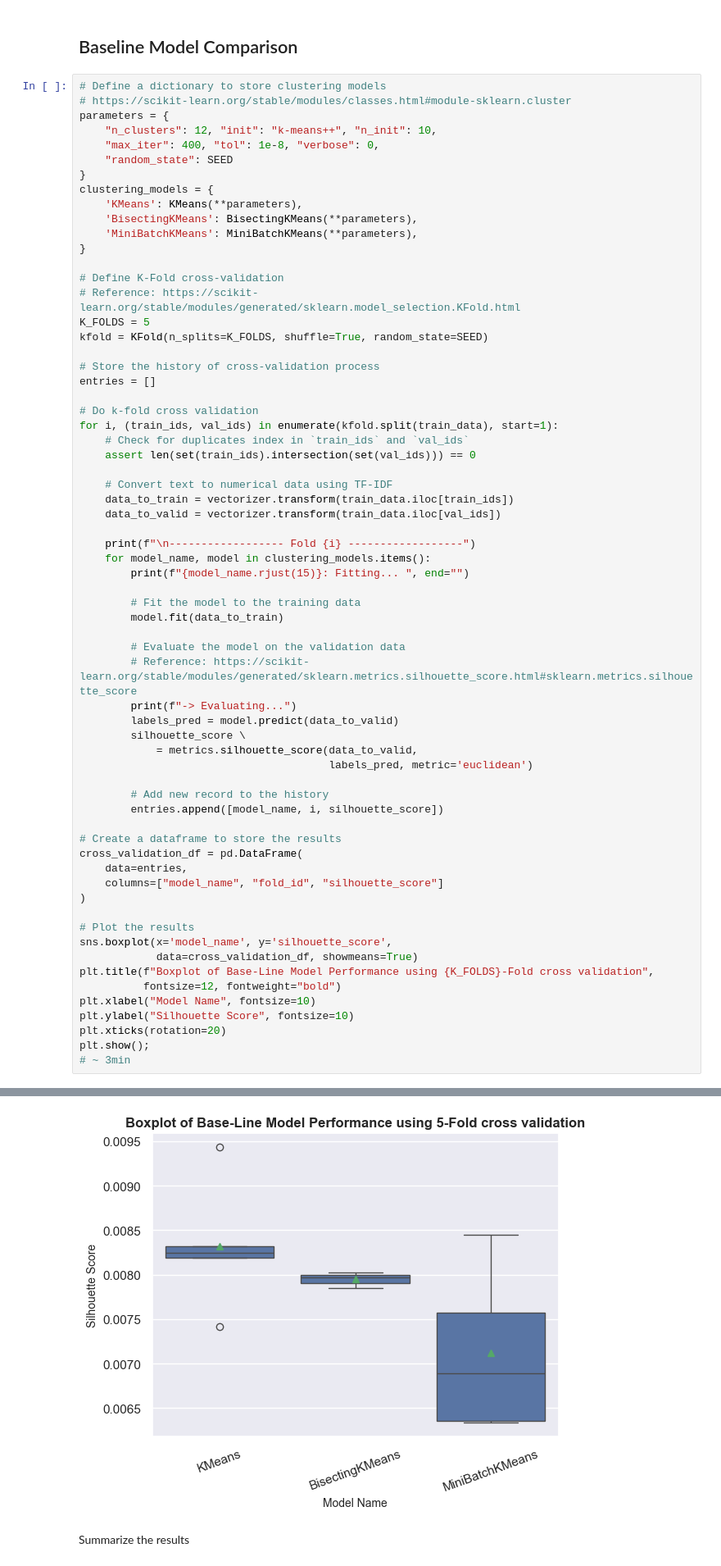
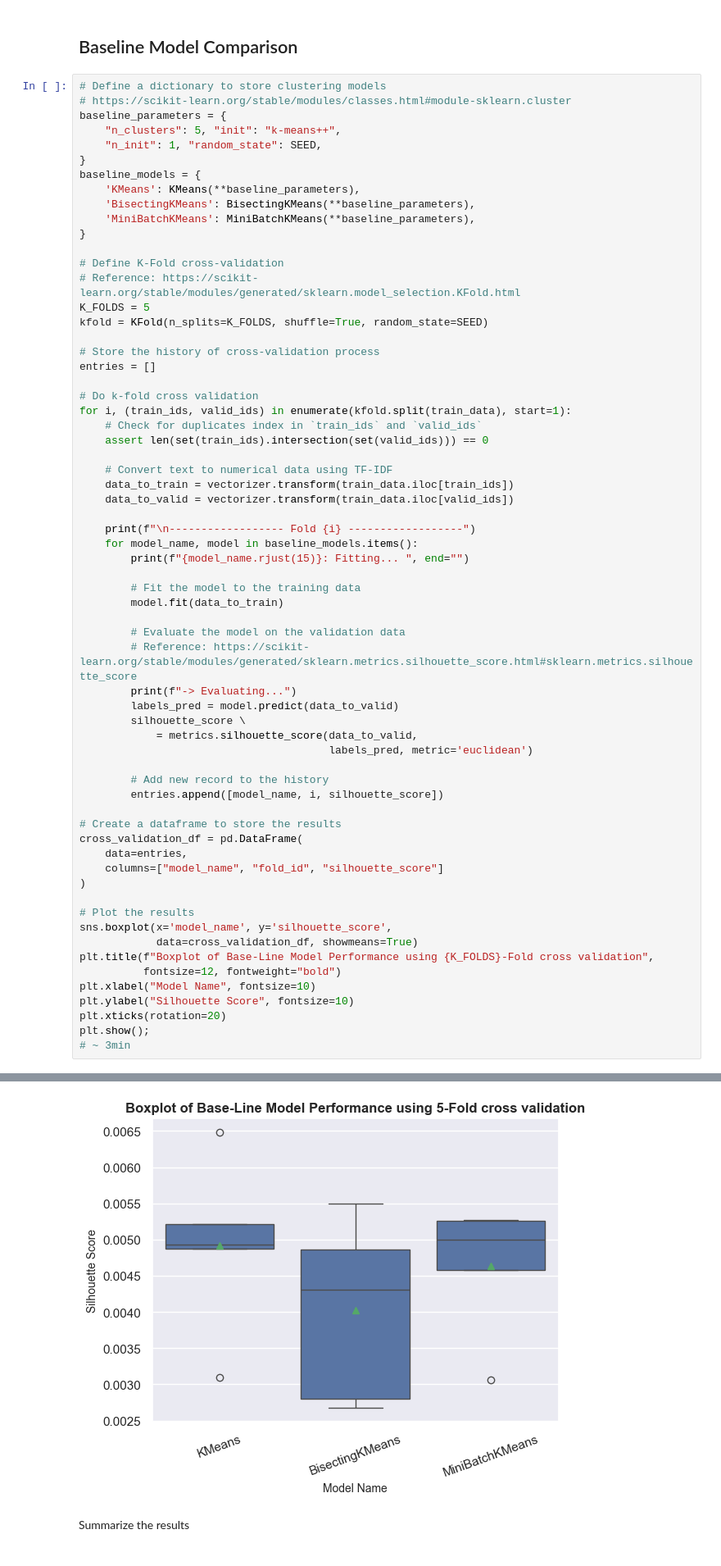
Before and after one commit to BaoDias2505/FinalProject_Introduction-to-data-science, a Jupyter notebook: notebooks/04-Data_modelling.ipynb, the cells around one changed output, grey strips where cells are left out. Shown at 82% size. Drawn from its saved outputs; the diff is of its cells as text.

```diff
--- a/notebooks/04-Data_modelling.ipynb
+++ b/notebooks/04-Data_modelling.ipynb
@@ -93,15 +95,14 @@ valid_data, test_data = train_test_split(temp_data,
 # %%
 # Define a dictionary to store clustering models
 # https://scikit-learn.org/stable/modules/classes.html#module-sklearn.cluster
-parameters = {
-    "n_clusters": 12, "init": "k-means++", "n_init": 10,
-    "max_iter": 400, "tol": 1e-8, "verbose": 0,
-    "random_state": SEED
+baseline_parameters = {
+    "n_clusters": 5, "init": "k-means++",
+    "n_init": 1, "random_state": SEED,
 }
-clustering_models = {
-    'KMeans': KMeans(**parameters),
-    'BisectingKMeans': BisectingKMeans(**parameters),
-    'MiniBatchKMeans': MiniBatchKMeans(**parameters),
+baseline_models = {
+    'KMeans': KMeans(**baseline_parameters),
+    'BisectingKMeans': BisectingKMeans(**baseline_parameters),
+    'MiniBatchKMeans': MiniBatchKMeans(**baseline_parameters),
 }
 
 # Define K-Fold cross-validation
@@ -113,16 +114,16 @@ kfold = KFold(n_splits=K_FOLDS, shuffle=True, random_state=SEED)
 entries = []
 
 # Do k-fold cross validation
-for i, (train_ids, val_ids) in enumerate(kfold.split(train_data), start=1):
-    # Check for duplicates index in `train_ids` and `val_ids`
-    assert len(set(train_ids).intersection(set(val_ids))) == 0
+for i, (train_ids, valid_ids) in enumerate(kfold.split(train_data), start=1):
+    # Check for duplicates index in `train_ids` and `valid_ids`
+    assert len(set(train_ids).intersection(set(valid_ids))) == 0
 
     # Convert text to numerical data using TF-IDF
     data_to_train = vectorizer.transform(train_data.iloc[train_ids])
-    data_to_valid = vectorizer.transform(train_data.iloc[val_ids])
+    data_to_valid = vectorizer.transform(train_data.iloc[valid_ids])
 
     print(f"\n------------------ Fold {i} ------------------")
-    for model_name, model in clustering_models.items():
+    for model_name, model in baseline_models.items():
         print(f"{model_name.rjust(15)}: Fitting... ", end="")
 
         # Fit the model to the training data
@@ -146,34 +147,34 @@ cross_validation_df = pd.DataFrame(
 )
 
 # Plot the results
 sns.boxplot(x='model_name', y='silhouette_score',
             data=cross_validation_df, showmeans=True)
 plt.title(f"Boxplot of Base-Line Model Performance using {K_FOLDS}-Fold cross validation",
           fontsize=12, fontweight="bold")
 plt.xlabel("Model Name", fontsize=10)
 plt.ylabel("Silhouette Score", fontsize=10)
 plt.xticks(rotation=20)
 plt.show();
 # ~ 3min
 # %% [output]
 ------------------ Fold 1 ------------------
          KMeans: Fitting... -> Evaluating...
 BisectingKMeans: Fitting... -> Evaluating...
 MiniBatchKMeans: Fitting... -> Evaluating...
 
 ------------------ Fold 2 ------------------
          KMeans: Fitting... -> Evaluating...
 BisectingKMeans: Fitting... -> Evaluating...
 MiniBatchKMeans: Fitting... -> Evaluating...
 
 ------------------ Fold 3 ------------------
          KMeans: Fitting... -> Evaluating...
 ... (8 lines left out)
 ------------------ Fold 5 ------------------
          KMeans: Fitting... -> Evaluating...
 BisectingKMeans: Fitting... -> Evaluating...
 MiniBatchKMeans: Fitting... -> Evaluating...
-[figure, old version]
+[figure, new version]
 # %% [markdown]
 Summarize the results
 # %%
```
Also changed, not shown: parts of 15 cells of this notebook.
